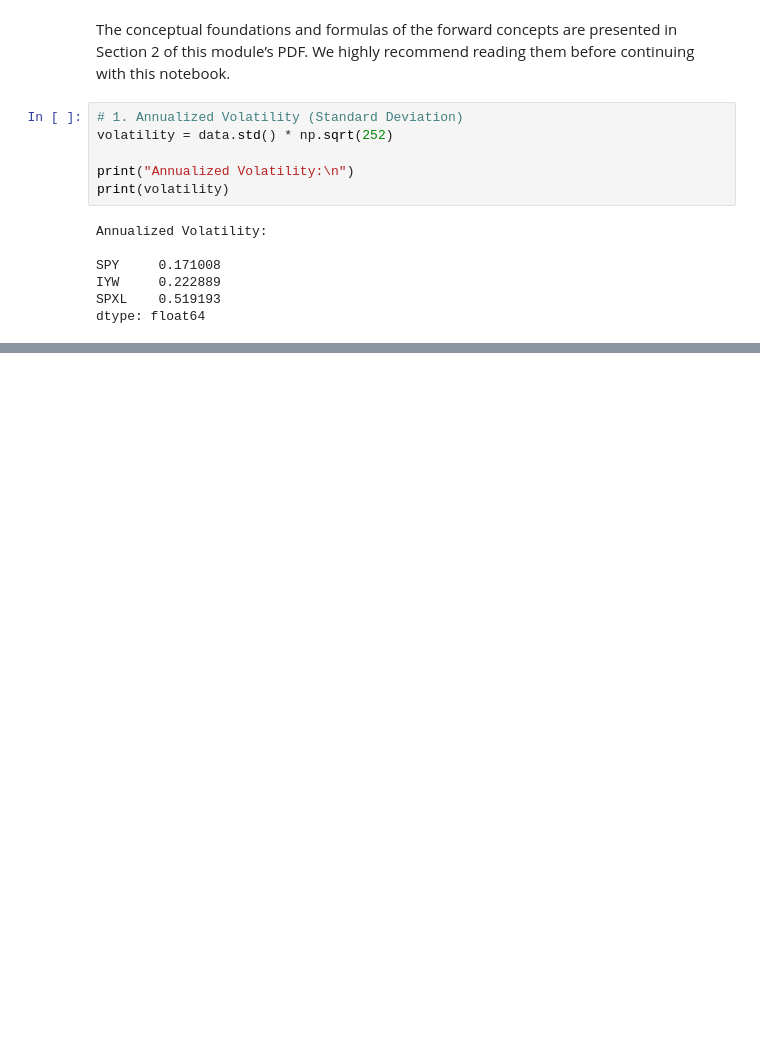
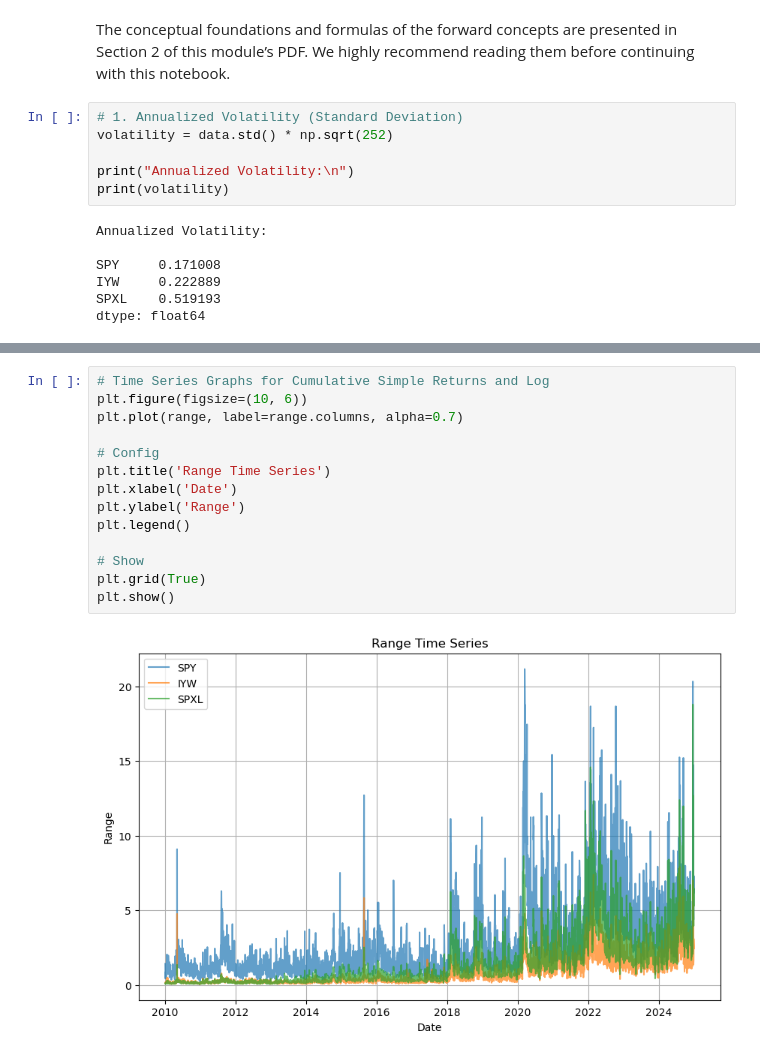
Before and after one commit to dmitrygoryunov2000/DTQ-Portfolio_Management_Course, a Jupyter notebook: Module 1 - Introduction/Notebook1.3.ipynb, the cells around one changed output, grey strips where cells are left out. Cells and saved outputs as stored; diff of their text form; blank space fills up the shorter version.

```diff
--- a/Module 1 - Introduction/Notebook1.3.ipynb
+++ b/Module 1 - Introduction/Notebook1.3.ipynb
@@ -252,0 +312,16 @@ eff_rate_bench
+# %%
+# Time Series Graphs for Cumulative Simple Returns and Log
+plt.figure(figsize=(10, 6))
+plt.plot(range, label=range.columns, alpha=0.7)
+
+# Config
+plt.title('Range Time Series')
+plt.xlabel('Date')
+plt.ylabel('Range')
+plt.legend()
+
+# Show
+plt.grid(True)
+plt.show()
+# %% [output]
+[figure, added]
```
Also changed, not shown: parts of 20 cells of this notebook, 12 other files.
